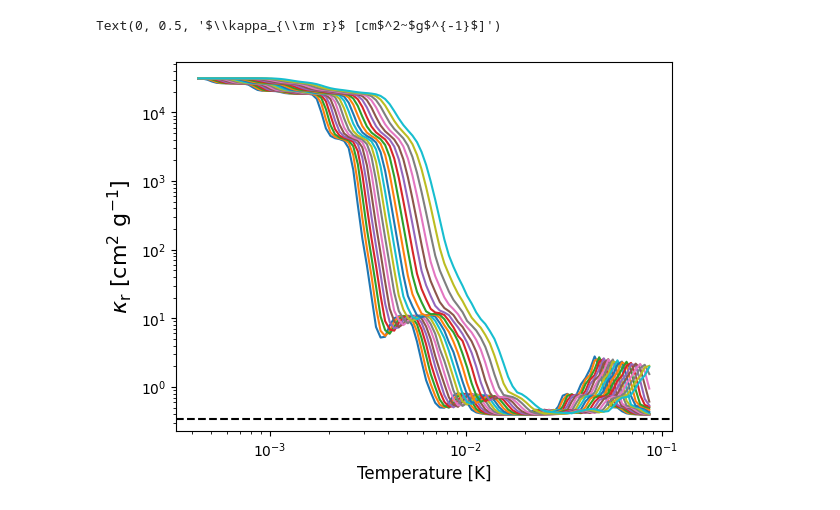
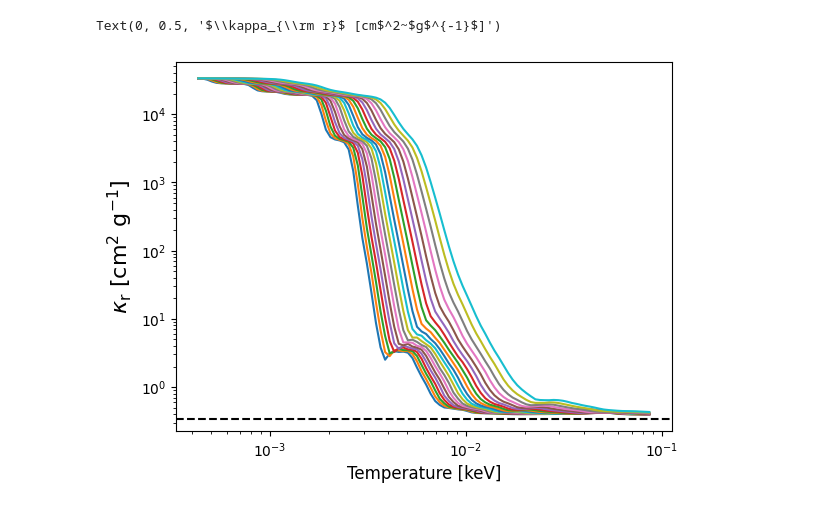
Before and after one commit to AmySec/python4XSTAR, a Jupyter notebook: opacity_analysis.ipynb, the cells around one changed output. Drawn from its saved outputs; the diff is of its cells as text; code cells hidden in the pictures.

```diff
--- a/opacity_analysis.ipynb
+++ b/opacity_analysis.ipynb
@@ -7,7 +7,10 @@ import matplotlib.pyplot as plt
 %matplotlib inline
 # %%
 def BlackBody(nu_t):
-    spec=(15/np.pi**4.0)*np.float128(nu_t**3/(np.exp(np.float128(nu_t))-1))
+    if nu_t>15:
+        spec=np.float128(nu_t**3*(np.exp(np.float128(-nu_t))))
+    else:
+        spec=np.float128(nu_t**3/(np.exp(np.float128(nu_t))-1))
     return spec;
 
 def dBlackBodydT(nu_t):
@@ -44,32 +41,4 @@ kappa_a_fr=np.zeros((np.size(Tgrid),np.size(rhogrid)))
-# %%
-for nT in range(np.size(Tgrid)):
-    for nrho in range(np.size(rhogrid)):
-        num=str(nT*len(rhogrid)+nrho)
-
-        hud = fits.open('/Users/asecunda/Documents/thesis/radsims1/toyanfeiv2 (1)/work//ares/opakout'+str(num)+'.fits')
-        names=hud[1].data['parameter']
-
-        T=Tgrid[nT]
-        rho=rhogrid[nrho]
-        result=integrate.quad(rossmean, 100, np.inf, args=(hud))
-        weight=integrate.quad(dBlackBodydT,100, np.inf)
-        if result[0] and weight[0] > 0:
-            kappa_a_fr[nT,nrho]=weight[0]/result[0]
-
-        result=integrate.quad(planck_mean, 100, np.inf, args=(hud))[0]
-        weight=integrate.quad(BlackBody,100, np.inf)[0]
-
-        if result and weight > 0:
-            kappa_p_fr[nT,nrho]=result/weight
-# %%
-fig=plt.figure()
-plt.plot(Tgrid/11604525.00617,kappa_a_fr)
-#plt.ylim(0.1,1e3)
-plt.gca().set_xscale('log')
-plt.gca().set_yscale('log')
-plt.axhline(0.34,color='black',linestyle='dashed')
-plt.xlabel('Temperature [K]',fontsize=12)
-plt.ylabel(r'$\kappa_{\rm r}$ [cm$^2~$g$^{-1}$]',fontsize=16)
-# %% [output]
-Text(0, 0.5, '$\\kappa_{\\rm r}$ [cm$^2~$g$^{-1}$]')
-[figure, removed]
+# %%
+kB=8.6173e-5 #ev
+T0=2e5 #K
+e0=kB*T0 #in ev which is what xstar results are in
@@ -76,3 +83,18 @@ Text(0, 0.5, '$\\kappa_{\\rm r}$ [cm$^2~$g$^{-1}$]')
+# %%
+fig=plt.figure()
+plt.plot(Tgrid/11604525.00617,kappa_a_fr)
+#plt.xlim(1e-4,0.1)
+#plt.ylim(0.01,5)
+plt.gca().set_xscale('log')
+plt.gca().set_yscale('log')
+plt.axhline(0.34,color='black',linestyle='dashed')
+plt.xlabel('Temperature [keV]',fontsize=12)
+plt.ylabel(r'$\kappa_{\rm r}$ [cm$^2~$g$^{-1}$]',fontsize=16)
+
+plt.tight_layout()
+# %% [output]
+Text(0, 0.5, '$\\kappa_{\\rm r}$ [cm$^2~$g$^{-1}$]')
+[figure, added]
 # %%
 fig=plt.figure()
 plt.plot(Tgrid/11604525.00617,kappa_p_fr)
```
Also changed, not shown: parts of 4 cells of this notebook.
